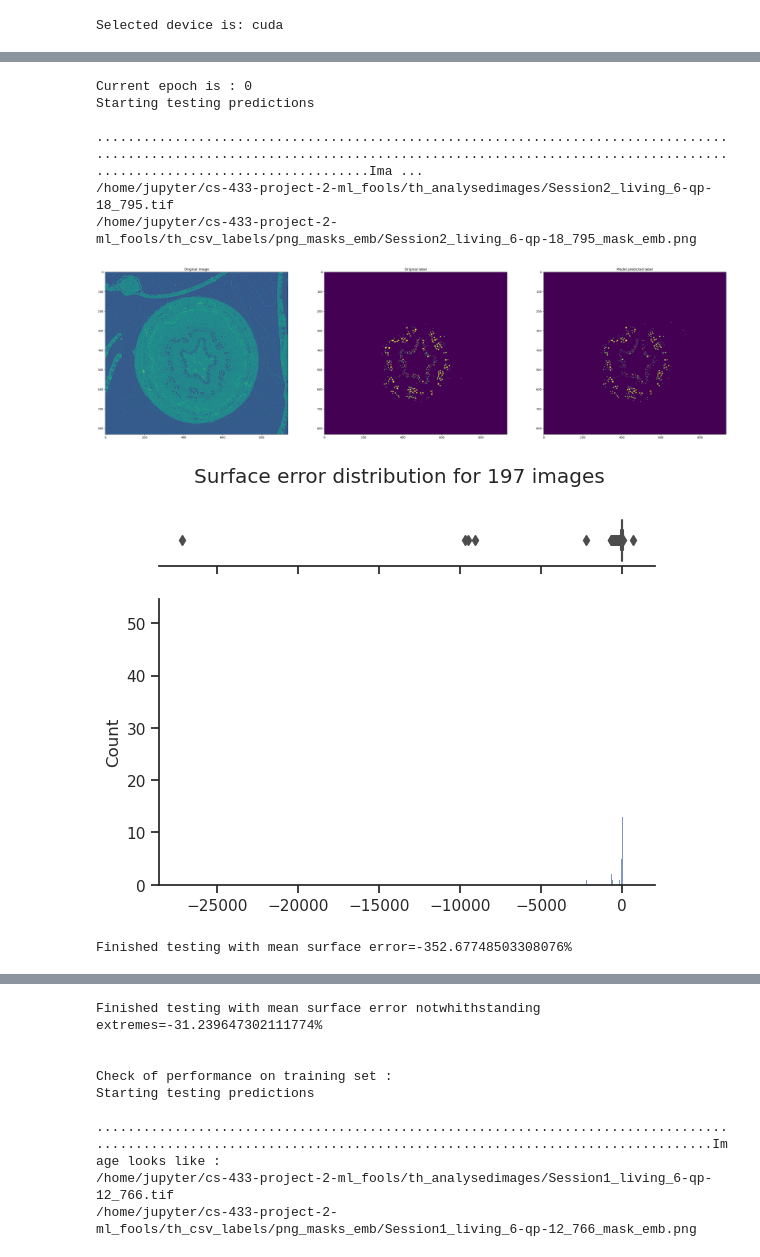
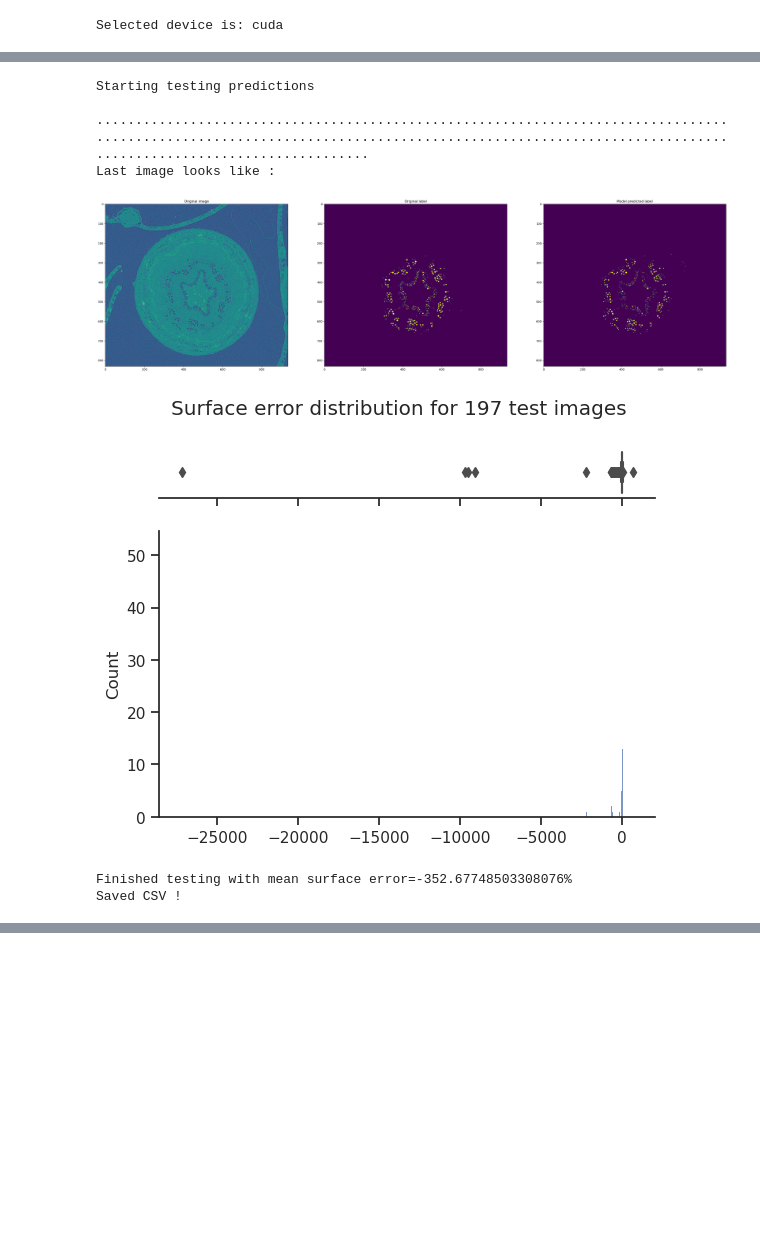
Before and after one commit to theophanemayaud/EPFL-ML-for-science-embolism-detection, a Jupyter notebook: th_UNet rewrites/th_u_net_GCP-batch_500epochAllSession1Img_Adam_CrossEntr_Lr1e-4.ipynb, the cells around one changed output, grey strips where cells are left out. Cells and saved outputs as stored; diff of their text form; code cells hidden in the pictures; blank space fills up the shorter version.

```diff
--- a/th_UNet rewrites/th_u_net_GCP-batch_500epochAllSession1Img_Adam_CrossEntr_Lr1e-4.ipynb
+++ b/th_UNet rewrites/th_u_net_GCP-batch_500epochAllSession1Img_Adam_CrossEntr_Lr1e-4.ipynb
@@ -400,9 +413,11 @@ if train_or_load == "load":
     print("Model successfully loaded !")
 # %%
 # Test predictions
-print(f"Current epoch is : {current_epoch}")
+import pandas as pd
 def test_predictions(model, test_img_pathnames, test_label_pathnames):
     emb_surf_pred_errors_list = []
+    emb_surf_TP_list = []
+    emb_surf_TN_list = []
 
     print("Starting testing predictions \n")
 
@@ -413,6 +428,11 @@ def test_predictions(model, test_img_pathnames, test_label_pathnames):
         pred_label = out_predict(model, test_img, device)
 
         emb_surf_pred_error = compute_emb_surf_pred_error(test_label, pred_label, print_values=False)
+
+        TP, TN, _, _ = confusion(pred_label, test_label, data_type='numpy')
+        emb_surf_TP_list.append(TP)
+        emb_surf_TN_list.append(TN)
+
         if print_each_test_stat == True:
             print(f"Emb surf pred err={emb_surf_pred_error}%")
             print(f"Confusion values are :{confusion(pred_label, test_label, data_type='numpy')}")
@@ -421,68 +441,48 @@ def test_predictions(model, test_img_pathnames, test_label_pathnames):
         emb_surf_pred_errors_list.append(emb_surf_pred_error)
 
         if img_i == len(test_img_pathnames)-1 or print_each_test_img == True:
-            print("Image looks like :")
-            print(test_img_pathnames[img_i])
-            print(test_label_pathnames[img_i])
+            print("\nLast image looks like :")
             _ , axs = plt.subplots(ncols=3, figsize=(40, 40))
 
             axs[0].set_title("Original image")
             axs[0].imshow(test_img)
 
             axs[1].set_title("Original label")
             axs[1].imshow(test_label)
 
             axs[2].set_title("Model predicted label")
             axs[2].imshow(pred_label)
             plt.show()
-            print("\n")
 
     # Draw histogram with boxplot of surface error values
     sns.set(style="ticks")
     f, (ax_box, ax_hist) = plt.subplots(2, sharex=True,
                                         gridspec_kw={"height_ratios": (.15, .85)})
-    f.suptitle(f"Surface error distribution for {len(test_img_pathnames)} images")
+    f.suptitle(f"Surface error distribution for {len(test_img_pathnames)} test images")
     sns.boxplot(x=emb_surf_pred_errors_list, ax=ax_box)
     sns.histplot(x=emb_surf_pred_errors_list, ax=ax_hist)
     ax_box.set(yticks=[])
     sns.despine(ax=ax_hist)
     sns.despine(ax=ax_box, left=True)
     plt.show()
     plt.style.use('default')
 
     print(f"Finished testing with mean surface error={np.mean(emb_surf_pred_errors_list)}%")
-
-    data = np.array(emb_surf_pred_errors_list)
-    emb_surf_pred_errors_list_no_outliers = data[abs(data.astype(int))<500]
-
-    # Draw histogram with boxplot of surface error values
-    sns.set(style="ticks")
-    f, (ax_box, ax_hist) = plt.subplots(2, sharex=True,
-                                        gridspec_kw={"height_ratios": (.15, .85)})
-    f.suptitle(f"Surface error distribution for {len(emb_surf_pred_errors_list_no_outliers)} test images inside -500%:500% range")
-    sns.boxplot(x=emb_surf_pred_errors_list_no_outliers, ax=ax_box)
-    sns.histplot(x=emb_surf_pred_errors_list_no_outliers, ax=ax_hist)
-    ax_box.set(yticks=[])
-    sns.despine(ax=ax_hist)
-    sns.despine(ax=ax_box, left=True)
-    plt.show()
-    plt.style.use('default')
-
-    print(f"Finished testing with mean surface error notwhithstanding extremes={np.mean(emb_surf_pred_errors_list_no_outliers)}%")
-
-
+    df = pd.DataFrame(data={"Emb_surf_pred_err":emb_surf_pred_errors_list, "TP": emb_surf_TP_list, "TN": emb_surf_TN_list})
+    df.to_csv(f"./{model_name}.csv", sep=',',index=False)
+    print("Saved CSV !")
 
 test_predictions(model, test_img_pathnames, test_label_pathnames)
 
-print("\n\nCheck of performance on training set :")
-test_predictions(model, train_img_pathnames, train_label_pathnames)
+if train_or_load == "train":
+    print("\n\nCheck of performance on training set :")
+    test_predictions(model, train_img_pathnames, train_label_pathnames)
 # %% [output]
-Current epoch is : 0
 Starting testing predictions
 
-.....................................................................................................................................................................................................Ima ...
-/home/jupyter/cs-433-project-2-ml_fools/th_analysedimages/Session2_living_6-qp-18_795.tif
-/home/jupyter/cs-433-project-2-ml_fools/th_csv_labels/png_masks_emb/Session2_living_6-qp-18_795_mask_emb.png
+.....................................................................................................................................................................................................
+Last image looks like :
 [figure]
-[figure, old version]
+[figure, new version]
 Finished testing with mean surface error=-352.67748503308076%
+Saved CSV !
@@ -490,9 +488,0 @@ Finished testing with mean surface error=-352.67748503308076%
-Finished testing with mean surface error notwhithstanding extremes=-31.239647302111774%
-
-
-Check of performance on training set :
-Starting testing predictions
-
-................................................................................................................................................................Image looks like :
-/home/jupyter/cs-433-project-2-ml_fools/th_analysedimages/Session1_living_6-qp-12_766.tif
-/home/jupyter/cs-433-project-2-ml_fools/th_csv_labels/png_masks_emb/Session1_living_6-qp-12_766_mask_emb.png
```
Also changed, not shown: parts of 3 cells of this notebook.
